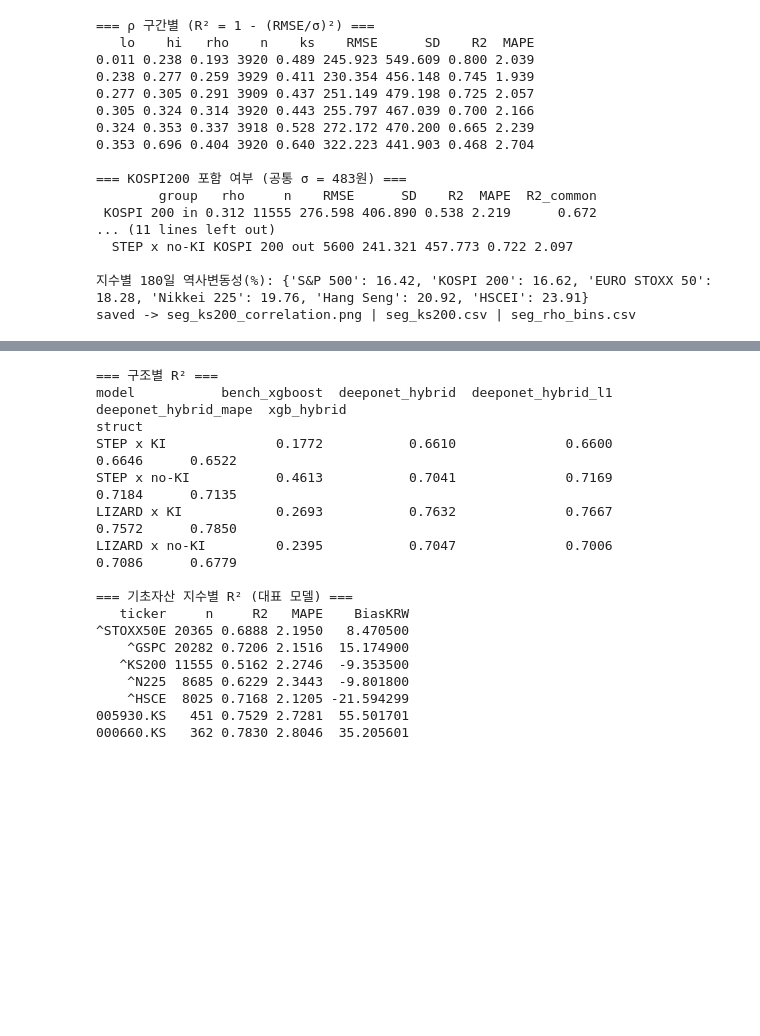
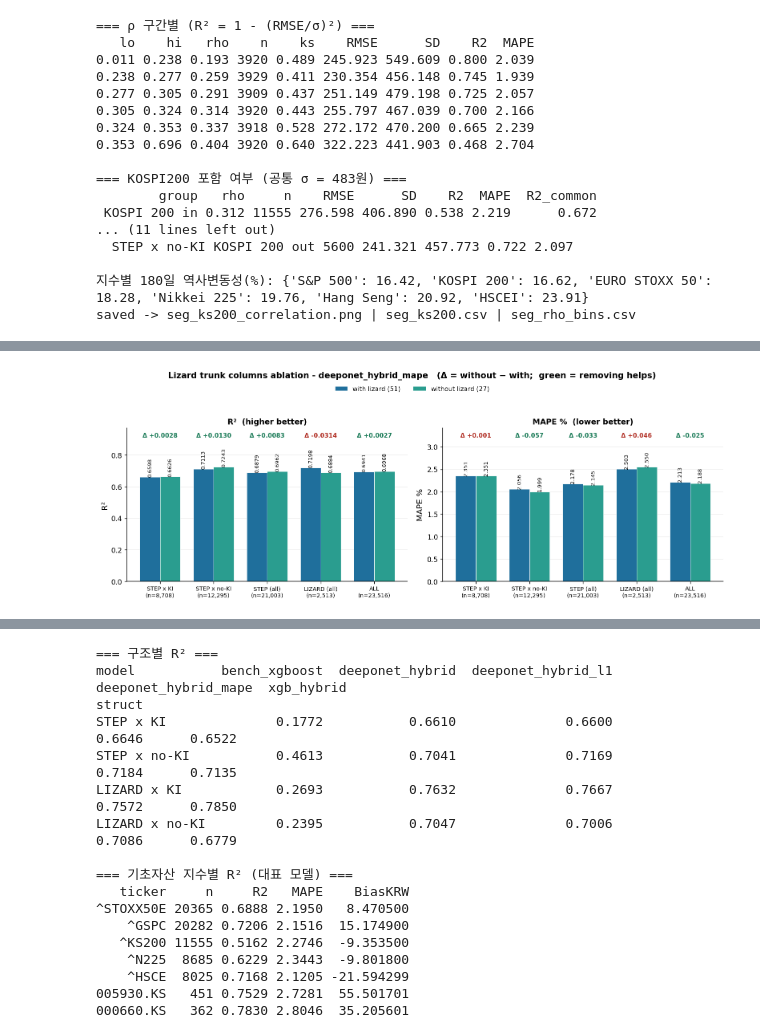
Before and after one commit to JUHWANKIM-ai/PI-DeepONet-ELS, a Jupyter notebook: 5_segment.ipynb, the cells around one changed output, grey strips where cells are left out. Drawn from its saved outputs; the diff is of its cells as text; code cells hidden in the pictures; blank space fills up the shorter version.

```diff
--- a/5_segment.ipynb
+++ b/5_segment.ipynb
@@ -1001,0 +1037,92 @@ saved -> seg_ks200_correlation.png | seg_ks200.csv | seg_rho_bins.csv
+# %%
+# 그림 12: 리자드 24열 ablation — trunk 51열 vs 27열 (같은 시드 재학습, 약 1분)
+FORCE_ABL = False                       # True 로 두면 CSV 가 있어도 다시 학습
+_ap = fm.stat("ablation_lizard_cols")
+
+if FORCE_ABL or not _ap.exists():
+    import time
+    from module import data as _DA
+    from module.pipeline import predict_hybrid
+    from model.deeponet import _anchor_mape
+
+    _CON = list(_DA.CONTRACT)
+    _keep = [j for j, c in enumerate(_CON) if not c.startswith("lz_")]
+    _full = D.CON.copy()
+    _src = pd.read_parquet(fm.source())[["item", "opt_type", "ki_yn"]]
+    _src["ITEM_CD"] = _src.pop("item").astype(str)
+    _src["struct"] = _src.opt_type + " x " + np.where(_src.ki_yn == 1, "KI", "no-KI")
+    _SEG = [("STEP x KI", lambda z: z.struct == "STEP x KI"),
+            ("STEP x no-KI", lambda z: z.struct == "STEP x no-KI"),
+            ("STEP (all)", lambda z: z.opt_type == "STEP"),
+            ("LIZARD (all)", lambda z: z.opt_type == "LIZARD"),
+            ("ALL", lambda z: z.index == z.index)]
+    _rows = []
+    for _arm, _cols in (("with lizard (51)", None), ("without lizard (27)", _keep)):
+        D.CON = _full if _cols is None else np.ascontiguousarray(_full[:, _cols])
+        D.DON = np.concatenate([D.CURVE, D.VC, D.CON], axis=1).astype("float32")
+        _t = time.time()
+        _p = predict_hybrid(D, cfg, _anchor_mape, target=D.FAIR, use_margin=True)
+        _p["ITEM_CD"] = _p["ITEM_CD"].astype(str)
+        _p = _p.merge(_src, on="ITEM_CD", how="left")
+        print(f"[{_arm}] trunk {D.CON.shape[1]}열 | {time.time()-_t:.0f}s")
+        for _nm, _f in _SEG:
+            _s = _p[_f(_p)]; _e = (_s.y_pred - _s.y_true).values
+            _rows.append(dict(arm=_arm, seg=_nm, n=len(_s), R2=r2_score(_s.y_true, _s.y_pred),
+                              MAPE=float((np.abs(_e) / _s.y_true.values).mean() * 100),
+                              RMSE=float(np.sqrt((_e ** 2).mean()) * FACE),
+                              stage1_R2=r2_score(_s.mc_true, _s.mc_pred)))
+    D.CON = _full
+    D.DON = np.concatenate([D.CURVE, D.VC, D.CON], axis=1).astype("float32")
+    pd.DataFrame(_rows).to_csv(_ap, index=False)
+
+A = pd.read_csv(_ap)
+ARMS = ["with lizard (51)", "without lizard (27)"]
+SEGS = ["STEP x KI", "STEP x no-KI", "STEP (all)", "LIZARD (all)", "ALL"]
+SEGS = [s for s in SEGS if s in set(A.seg)]
+NN = A[A.arm == ARMS[0]].set_index("seg")["n"]
+
+fig, ax = plt.subplots(1, 2, figsize=(_plot.SLIDE_W, 5.0))
+x = np.arange(len(SEGS)); w = 0.38
+CA = {ARMS[0]: "#1f6f9c", ARMS[1]: "#2a9d8f"}
+for j, arm in enumerate(ARMS):
+    v = A[A.arm == arm].set_index("seg").reindex(SEGS)
+    for a, col, fmt in ((ax[0], "R2", "{:.4f}"), (ax[1], "MAPE", "{:.3f}")):
+        b = a.bar(x + (j - 0.5) * w, v[col].values, w, label=arm, color=CA[arm],
+                  edgecolor="white", linewidth=0.5)
+        for r, val in zip(b, v[col].values):
+            a.text(r.get_x() + r.get_width() / 2, val, fmt.format(val), ha="center",
+                   va="bottom", fontsize=8, rotation=90)
+
+W0 = A[A.arm == ARMS[0]].set_index("seg").reindex(SEGS)
+W1 = A[A.arm == ARMS[1]].set_index("seg").reindex(SEGS)
+for a, col, ttl, ylab, good in ((ax[0], "R2", "R²  (higher better)", "R²", +1),
+                                (ax[1], "MAPE", "MAPE %  (lower better)", "MAPE %", -1)):
+    d = (W1[col] - W0[col]).values
+    top = max(W0[col].max(), W1[col].max())
+    a.set_ylim(0, top * 1.34)
+    for i, dv in enumerate(d):
+        ok = (dv * good) > 0
+        a.text(x[i], top * 1.26, f"Δ {dv:+.4f}" if col == "R2" else f"Δ {dv:+.3f}",
+               ha="center", fontsize=9, fontweight="bold",
+               color="#1e7d5a" if ok else "#b3352b")
+    a.set_xticks(x)
+    a.set_xticklabels([f"{s}\n(n={int(NN[s]):,})" for s in SEGS], fontsize=8.5)
+    a.set_ylabel(ylab); a.set_title(ttl, fontsize=11.5)
+    a.grid(axis="y", color="#cccccc", lw=0.6, alpha=0.5)
+h, l = ax[0].get_legend_handles_labels()
+fig.legend(h, l, loc="upper center", ncol=2, bbox_to_anchor=(0.5, 0.945), fontsize=9.5, frameon=False)
+fig.suptitle("Lizard trunk columns ablation - deeponet_hybrid_mape"
+             "   (Δ = without − with;  green = removing helps)", fontsize=12.5, fontweight="bold")
+fig.tight_layout(rect=(0, 0, 1, 0.90))
+fig.savefig(fm.image("ablation_lizard_cols"), dpi=400, bbox_inches="tight", transparent=True)
+plt.show()
+
+print("=== 리자드 24열 ablation (Δ = without − with) ===")
+T2 = pd.DataFrame({"n": NN[SEGS].astype(int),
+                   "R2_with": W0.R2, "R2_without": W1.R2, "R2_Δ": W1.R2 - W0.R2,
+                   "MAPE_with": W0.MAPE, "MAPE_without": W1.MAPE, "MAPE_Δ": W1.MAPE - W0.MAPE,
+                   "stage1R2_with": W0.stage1_R2, "stage1R2_without": W1.stage1_R2})
+print(T2.round(4).to_string())
+print("\nsaved ->", fm.image("ablation_lizard_cols").name, "|", _ap.name)
+# %% [output]
+[figure, added]
```
Also changed, not shown: parts of 8 cells of this notebook.
